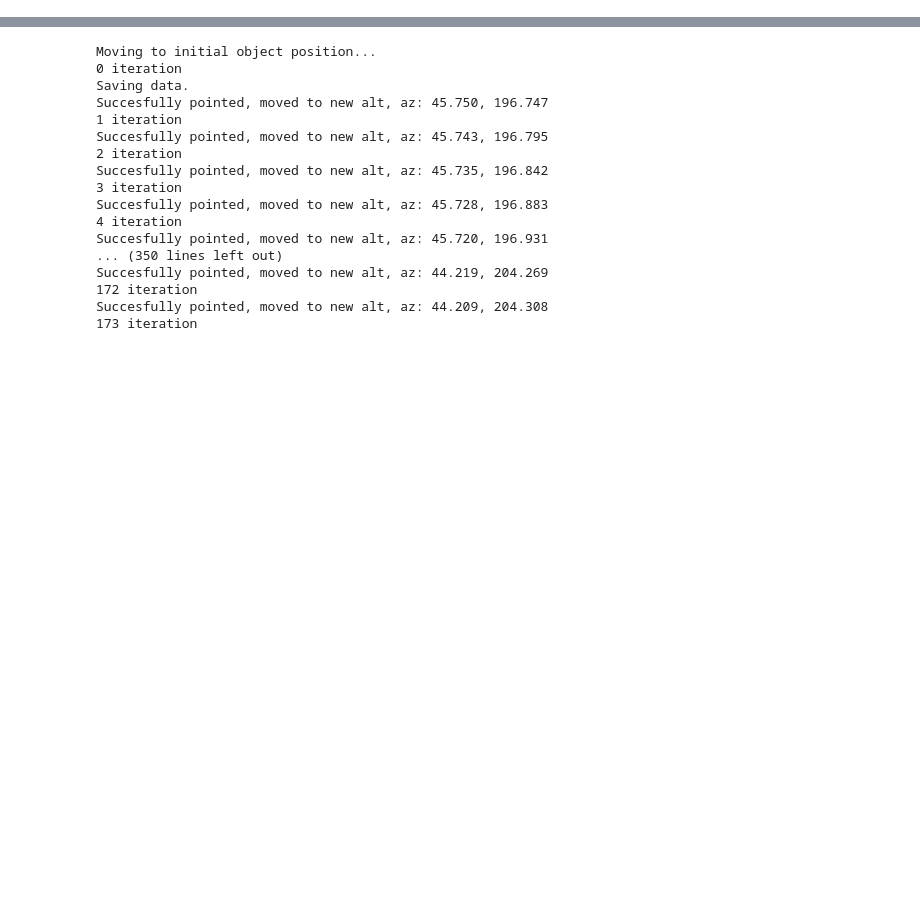
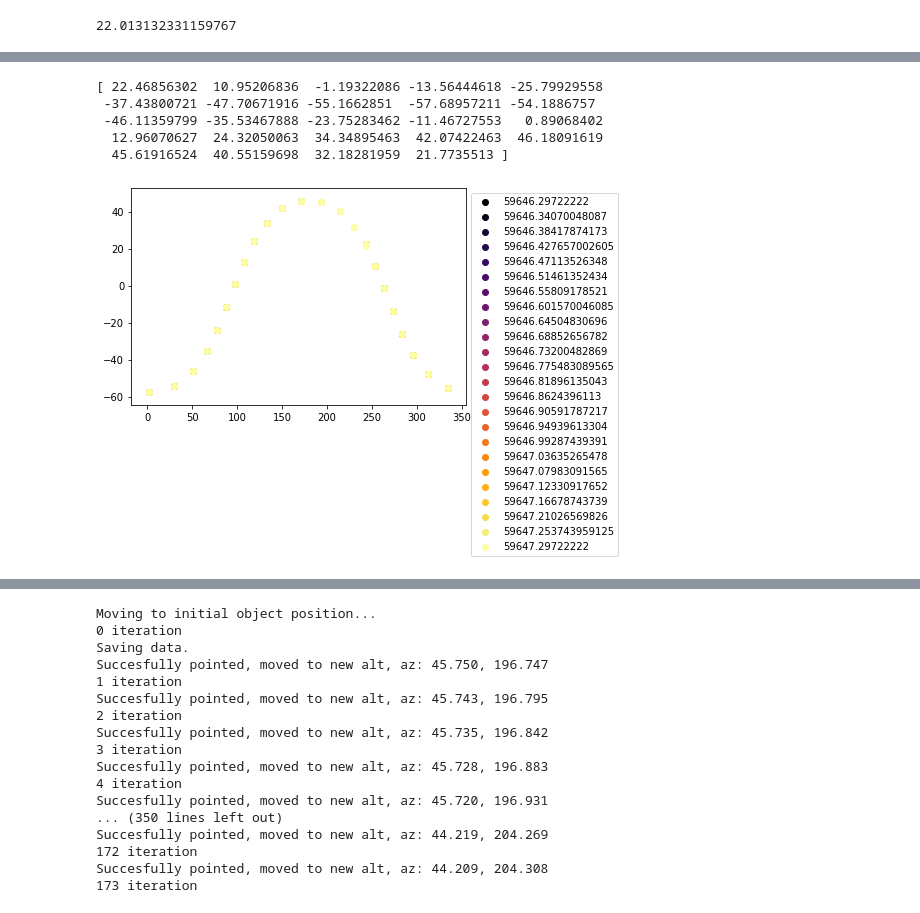
Before and after one commit to James11222/radiolab_repo, a Jupyter notebook: lab3/Darby/controlling_the_telescope.ipynb, the cells around one changed output, grey strips where cells are left out. Drawn from its saved outputs; the diff is of its cells as text; code cells hidden in the pictures; blank space fills up the shorter version.

```diff
--- a/lab3/Darby/controlling_the_telescope.ipynb
+++ b/lab3/Darby/controlling_the_telescope.ipynb
@@ -8,3 +8,29 @@ from datetime import timedelta
 import time
 import numpy as np
 import matplotlib.pyplot as plt
+# %%
+c = SkyCoord(ra=5.5755278  *u.degree, dec=22.0144722*u.degree, frame='icrs')
+ra, dec = ugradio.coord.precess(5.5755278, 22.0144722, jd=2459646.04722222, equinox="J2000")
+ra
+dec
+# %% [output]
+22.013132331159767
+# %%
+jd=59646.29722222
+lat=ugradio.nch.lat
+long=ugradio.nch.lon
+alt_nch=ugradio.nch.alt
+j=np.linspace(jd,jd+1,24)
+X=np.empty(0)
+Y=np.empty(0)
+cmap = plt.cm.inferno #choose cmap
+n = 200 #number of colormap sample points to choose from
+colors = cmap(np.linspace(0,1,len(j)))
+for i in range(len(j)):
+    alt, az = ugradio.coord.get_altaz(ra, dec, j[i], lat, long, alt_nch)
+    X=np.append(X,alt)
+    Y=np.append(Y,az)
+    plt.scatter(Y,X,label=j[i],color=colors[i])
+    plt.legend(bbox_to_anchor=[1,1], loc='upper left')
+print(X)
+# %% [output]
@@ -10,0 +42,6 @@ import matplotlib.pyplot as plt
+[ 22.46856302  10.95206836  -1.19322086 -13.56444618 -25.79929558
+ -37.43800721 -47.70671916 -55.1662851  -57.68957211 -54.1886757
+ -46.11359799 -35.53467888 -23.75283462 -11.46727553   0.89068402
+  12.96070627  24.32050063  34.34895463  42.07422463  46.18091619
+  45.61916524  40.55159698  32.18281959  21.7735513 ]
+[figure, added]
```
Also changed, not shown: parts of 15 cells of this notebook.
